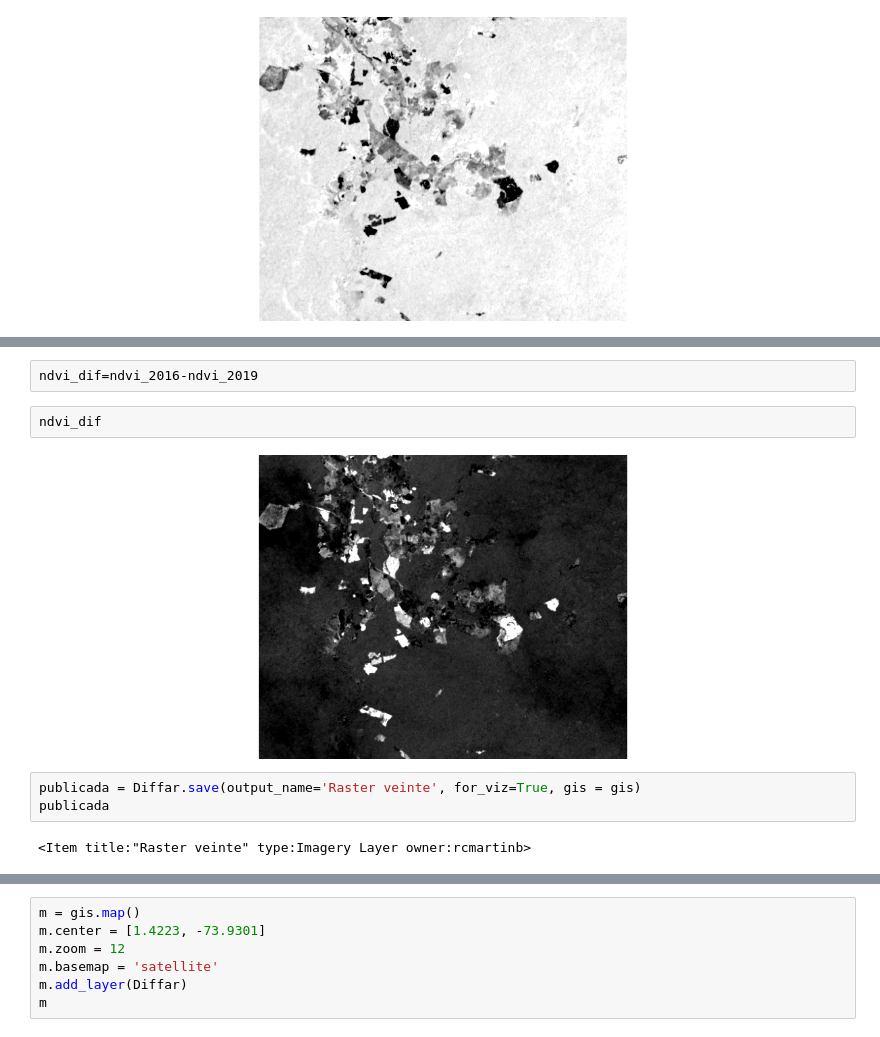
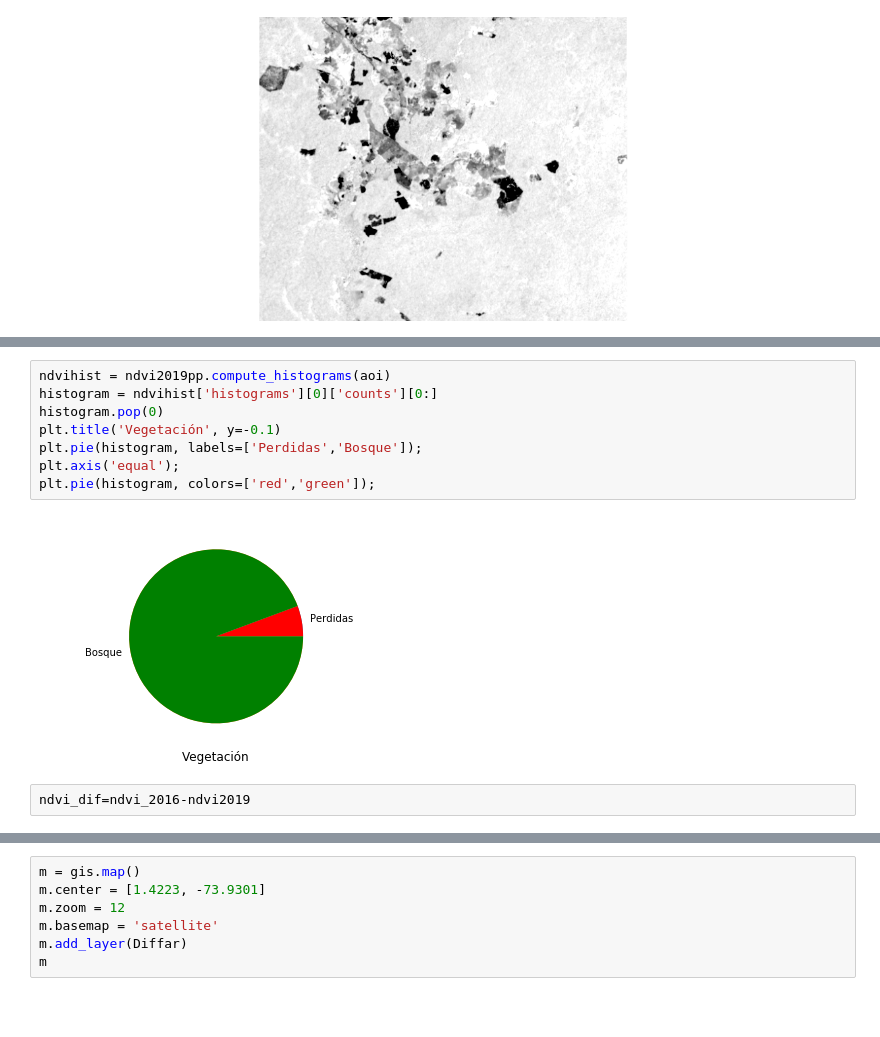
Before and after one commit to GeoGeeks/Api_Python_for_ArcGIS_dev2019, a Jupyter notebook: Imagenes satelitales.ipynb, the cells around one changed output, grey strips where cells are left out. Saved outputs shown, nothing was run; the diff lists cells and outputs as text; blank space fills up the shorter version.

```diff
--- a/Imagenes satelitales.ipynb
+++ b/Imagenes satelitales.ipynb
@@ -113,13 +144,14 @@ ndvi_2016
+# %%
+ndvihist = ndvi2019pp.compute_histograms(aoi)
+histogram = ndvihist['histograms'][0]['counts'][0:]
+histogram.pop(0)
+plt.title('Vegetación', y=-0.1)
+plt.pie(histogram, labels=['Perdidas','Bosque']);
+plt.axis('equal');
+plt.pie(histogram, colors=['red','green']);
+# %% [output]
+[figure, added]
 # %%
-ndvi_dif=ndvi_2016-ndvi_2019
+ndvi_dif=ndvi_2016-ndvi2019
-# %%
-ndvi_dif
-# %% [output]
-[figure, removed]
-# %%
-publicada = Diffar.save(output_name='Raster veinte', for_viz=True, gis = gis)
-publicada
-# %% [output]
-<Item title:"Raster veinte" type:Imagery Layer owner:rcmartinb>
 # %%
 Diffar = colormap(remap(ndvi_dif,
```
Also changed, not shown: parts of 12 cells of this notebook.
